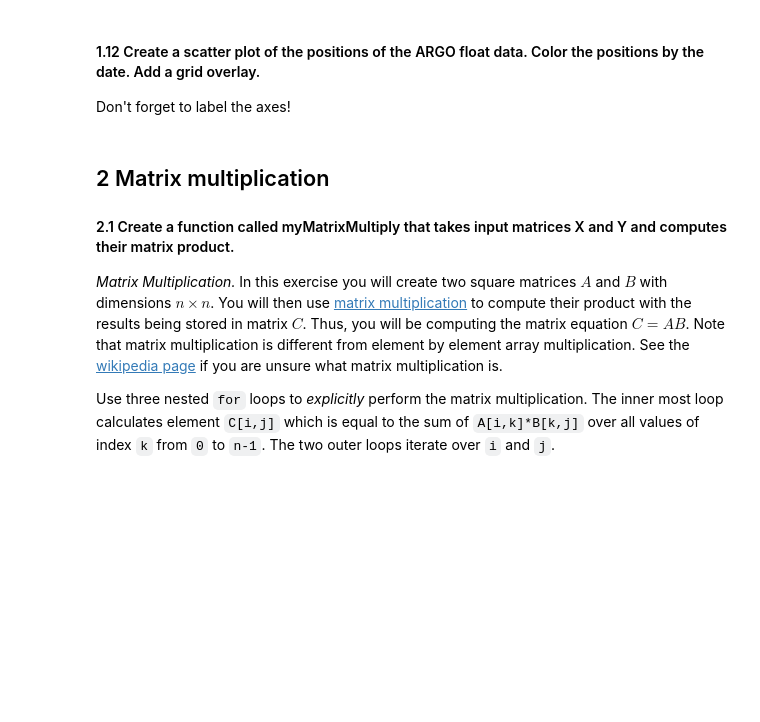
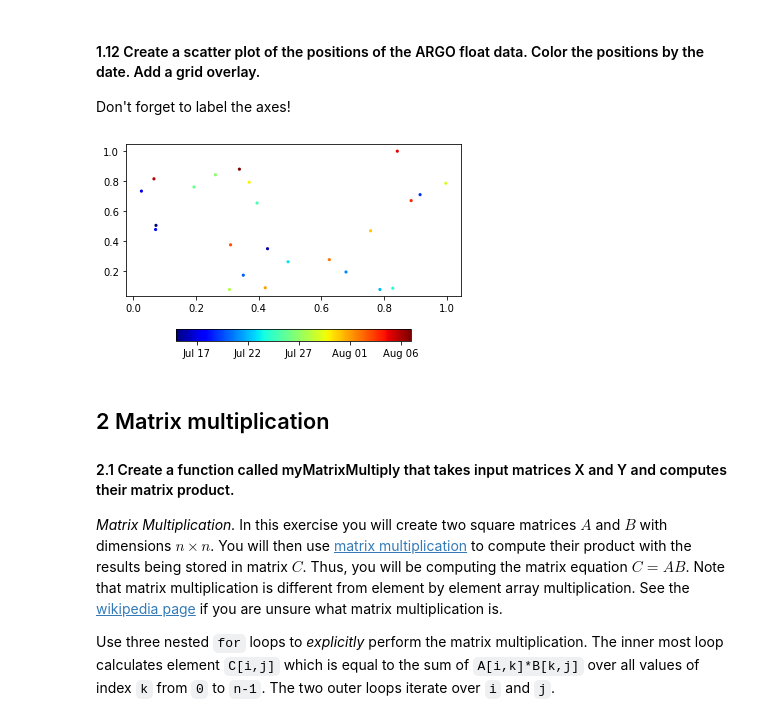
Before and after one commit to zubaer005/CMSC6950_Assignments, a Jupyter notebook: Assignment_7.ipynb, the cells around one changed output. Cells and saved outputs as stored; diff of their text form; code cells hidden in the pictures; blank space fills up the shorter version.

```diff
--- a/Assignment_7.ipynb
+++ b/Assignment_7.ipynb
@@ -138,6 +187,24 @@ masked_array(
 # %% [markdown]
 #### 1.12 Create a scatter plot of the positions of the ARGO float data.  Color the positions by the date. Add a grid overlay.
 Don't forget to label the axes!
+# %%
+import numpy as np
+import matplotlib.pyplot as plt
+from matplotlib.dates import DateFormatter,DayLocator
+from matplotlib import cm
+
+data = np.arange(24.)+700000.
+x = np.random.rand(24)
+y = np.random.rand(24)
+fig = plt.figure()
+ax = fig.add_subplot(111)
+smap = ax.scatter(x,y,s=10,c=data,edgecolors='none',marker='o',cmap=cm.jet)
+ax.set_xlabel('')
+cb = fig.colorbar(smap,orientation='horizontal',shrink=0.7,
+                  ticks=DayLocator(interval=5),
+                  format=DateFormatter('%b %d'))
+# %% [output]
+[figure, added]
 # %% [markdown]
 ## 2 Matrix  multiplication
 #### 2.1 Create a function called myMatrixMultiply that takes input matrices X and Y and computes their matrix product.
```
Also changed, not shown: parts of 29 cells of this notebook.
